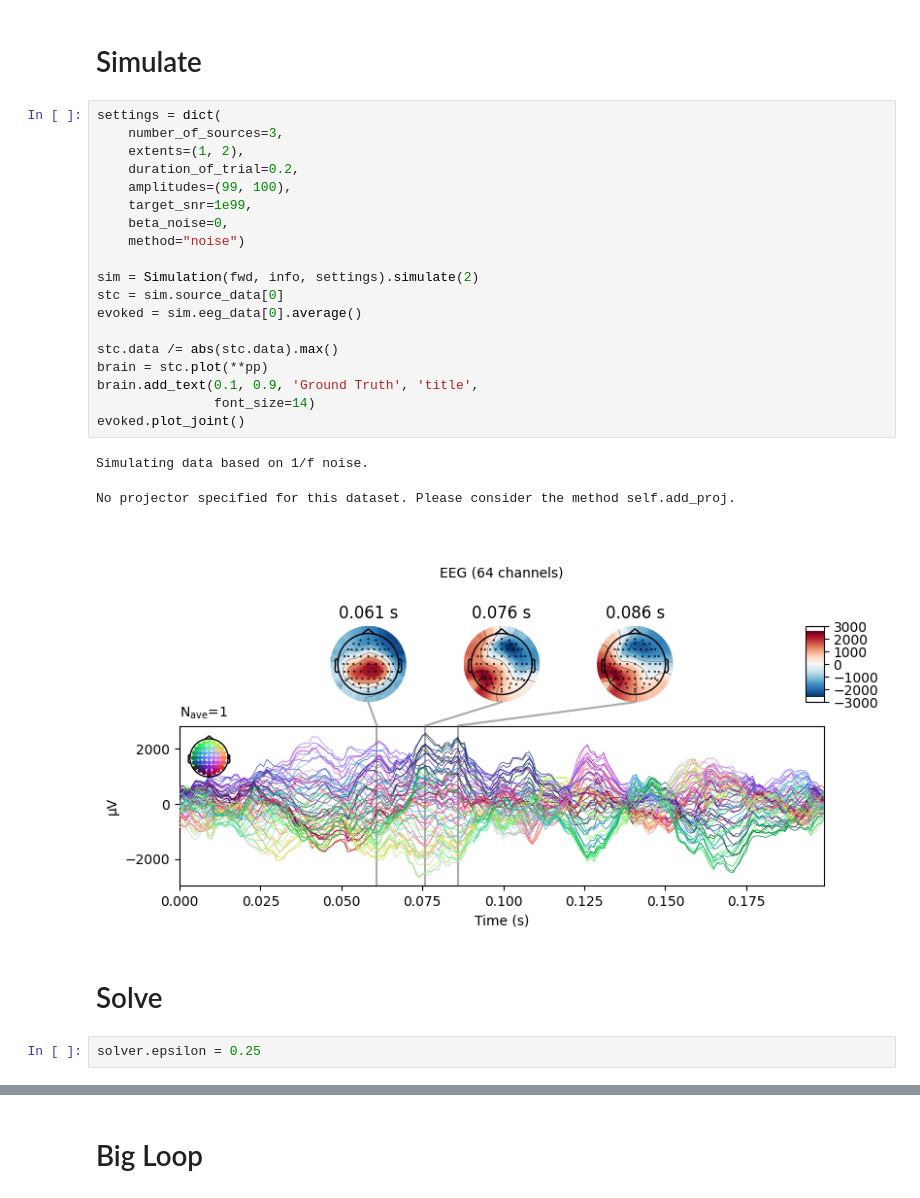
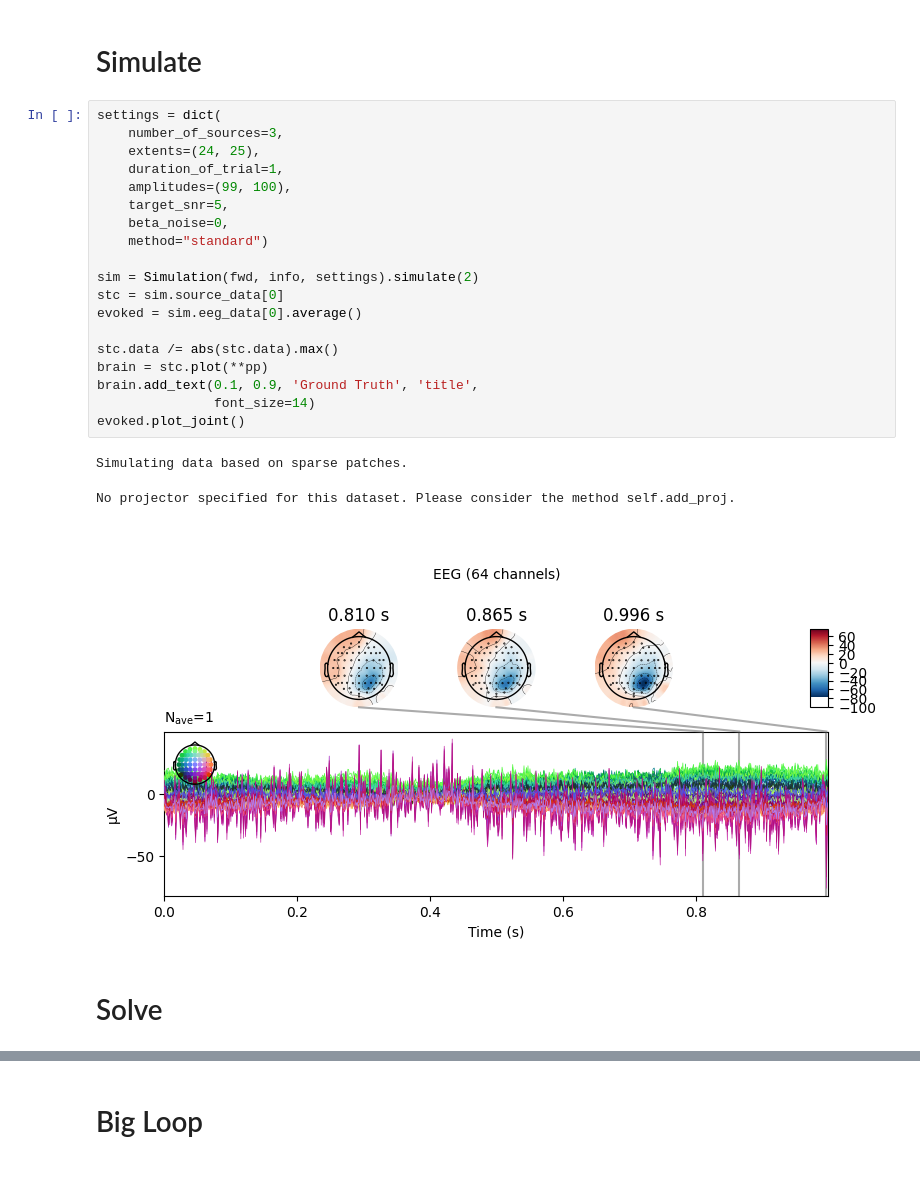
Before and after one commit to LukeTheHecker/invert, a Jupyter notebook: dev/evaluate.ipynb, the cells around one changed output, grey strips where cells are left out. Cells and saved outputs as stored; diff of their text form.

```diff
--- a/dev/evaluate.ipynb
+++ b/dev/evaluate.ipynb
@@ -40,28 +38,26 @@ n_chans, n_dipoles = leadfield.shape
 # %%
 settings = dict(
     number_of_sources=3,
-    extents=(1, 2),
-    duration_of_trial=0.2,
+    extents=(24, 25),
+    duration_of_trial=1,
     amplitudes=(99, 100),
-    target_snr=1e99,
+    target_snr=5,
     beta_noise=0,
-    method="noise")
+    method="standard")
 
 sim = Simulation(fwd, info, settings).simulate(2)
 stc = sim.source_data[0]
 evoked = sim.eeg_data[0].average()
 
 stc.data /= abs(stc.data).max()
 brain = stc.plot(**pp)
 brain.add_text(0.1, 0.9, 'Ground Truth', 'title',
                font_size=14)
 evoked.plot_joint()
 # %% [output]
-Simulating data based on 1/f noise.
+Simulating data based on sparse patches.
 No projector specified for this dataset. Please consider the method self.add_proj.
-[figure, old version]
+[figure, new version]
 # %% [markdown]
 # Solve
-# %%
-solver.epsilon = 0.25
 # %%
```
Also changed, not shown: parts of 6 cells of this notebook, 3 other files.
